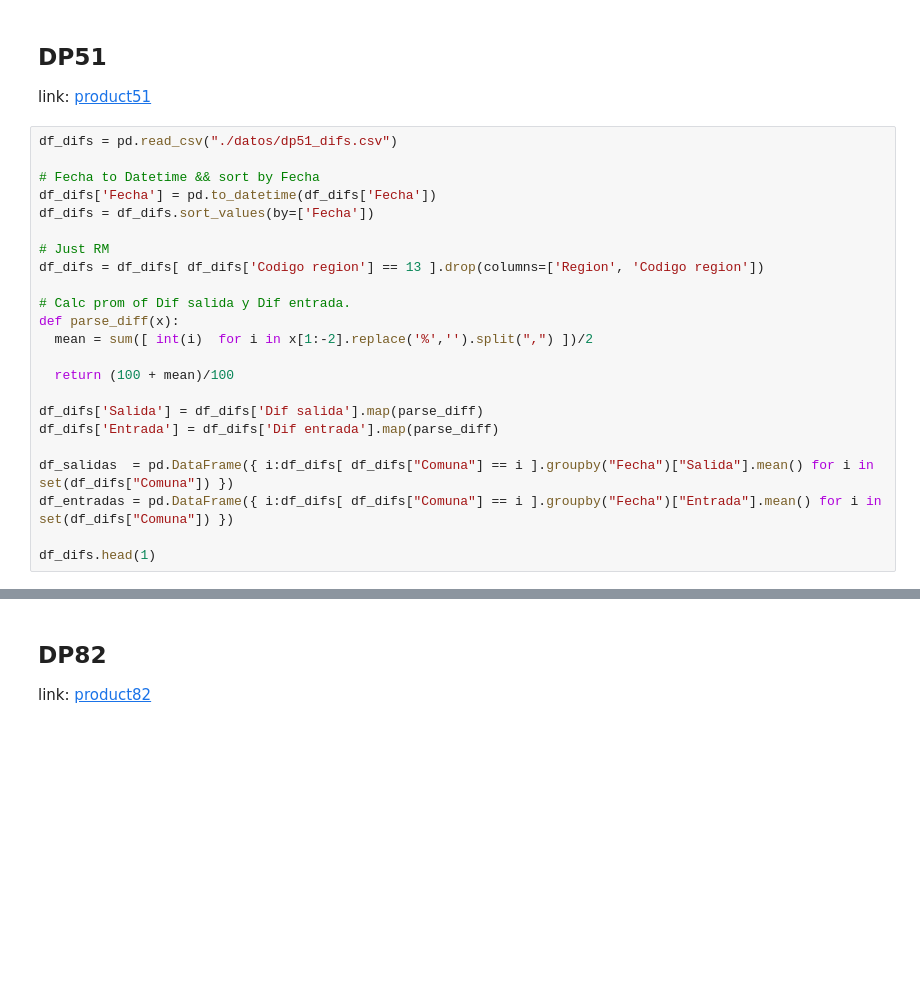
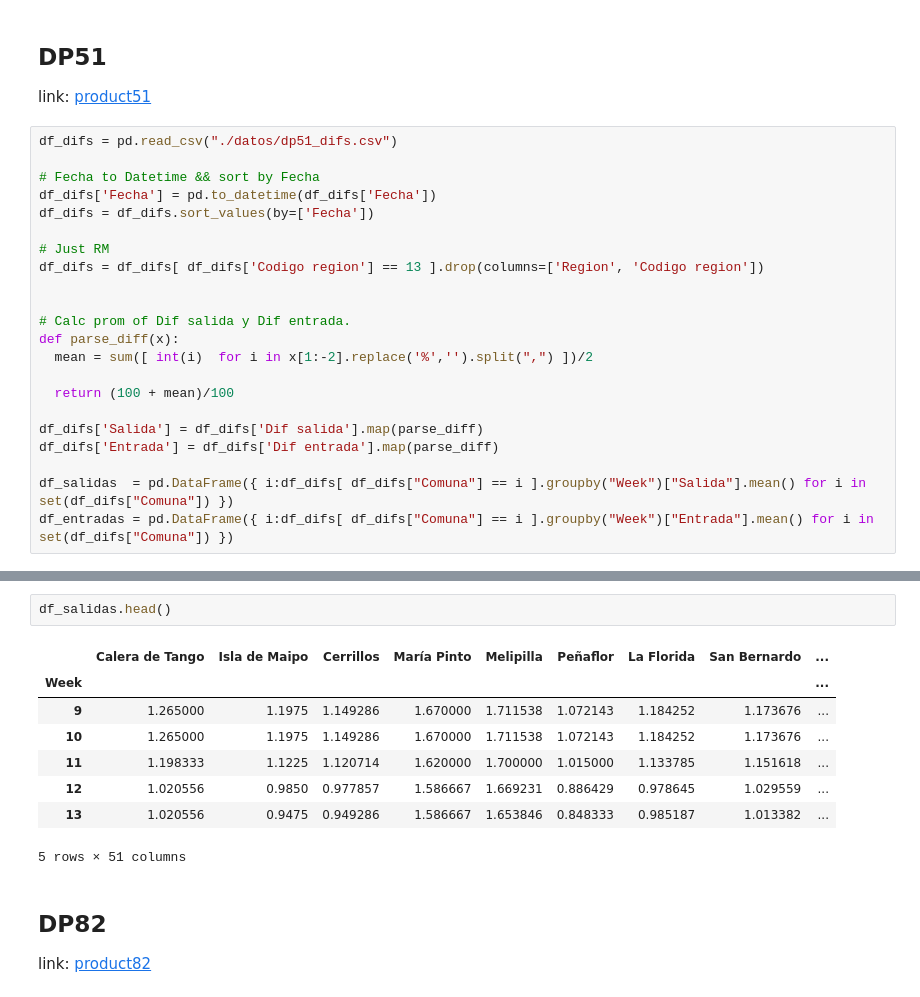
Before and after one commit to tanaxer01/DHA1001_Transito, a Jupyter notebook: index_calcs.ipynb, the cells around one changed output, grey strips where cells are left out. Cells and saved outputs as stored; diff of their text form; blank space fills up the shorter version.

```diff
--- a/index_calcs.ipynb
+++ b/index_calcs.ipynb
@@ -105,6 +109,7 @@ df_difs = df_difs.sort_values(by=['Fecha'])
 # Just RM
 df_difs = df_difs[ df_difs['Codigo region'] == 13 ].drop(columns=['Region', 'Codigo region'])
 
+
 # Calc prom of Dif salida y Dif entrada.
 def parse_diff(x):
   mean = sum([ int(i)  for i in x[1:-2].replace('%','').split(",") ])/2
@@ -114,7 +119,5 @@ def parse_diff(x):
 df_difs['Salida'] = df_difs['Dif salida'].map(parse_diff)
 df_difs['Entrada'] = df_difs['Dif entrada'].map(parse_diff)
 
-df_salidas  = pd.DataFrame({ i:df_difs[ df_difs["Comuna"] == i ].groupby("Fecha")["Salida"].mean() for i in set(df_difs["Comuna"]) })
-df_entradas = pd.DataFrame({ i:df_difs[ df_difs["Comuna"] == i ].groupby("Fecha")["Entrada"].mean() for i in set(df_difs["Comuna"]) })
-
-df_difs.head(1)
+df_salidas  = pd.DataFrame({ i:df_difs[ df_difs["Comuna"] == i ].groupby("Week")["Salida"].mean() for i in set(df_difs["Comuna"]) })
+df_entradas = pd.DataFrame({ i:df_difs[ df_difs["Comuna"] == i ].groupby("Week")["Entrada"].mean() for i in set(df_difs["Comuna"]) })
@@ -140,3 +124,14 @@ df_difs[ df_difs["Week"] == df_difs["Week"].max() ]
+# %%
+df_salidas.head()
+# %% [output]
+|  | Calera de Tango | Isla de Maipo | Cerrillos | María Pinto | Melipilla | Peñaflor | La Florida | San Bernardo | ... |
+| Week |  |  |  |  |  |  |  |  | ... |
+| 9 | 1.265000 | 1.1975 | 1.149286 | 1.670000 | 1.711538 | 1.072143 | 1.184252 | 1.173676 | ... |
+| 10 | 1.265000 | 1.1975 | 1.149286 | 1.670000 | 1.711538 | 1.072143 | 1.184252 | 1.173676 | ... |
+| 11 | 1.198333 | 1.1225 | 1.120714 | 1.620000 | 1.700000 | 1.015000 | 1.133785 | 1.151618 | ... |
+| 12 | 1.020556 | 0.9850 | 0.977857 | 1.586667 | 1.669231 | 0.886429 | 0.978645 | 1.029559 | ... |
+| 13 | 1.020556 | 0.9475 | 0.949286 | 1.586667 | 1.653846 | 0.848333 | 0.985187 | 1.013382 | ... |
+5 rows × 51 columns
 # %% [markdown]
 ## DP82
 link: [product82](https://github.com/MinCiencia/Datos-COVID19/tree/master/output/producto82)
```
Also changed, not shown: parts of 14 cells of this notebook.
